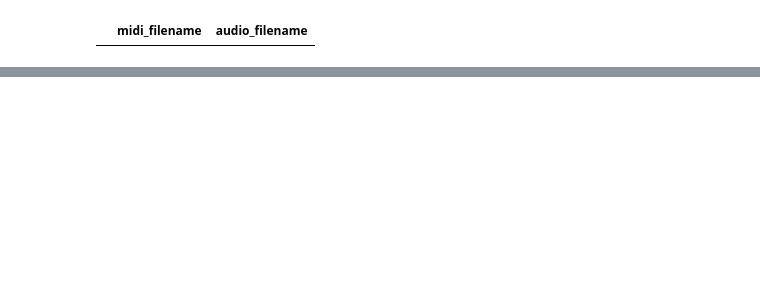
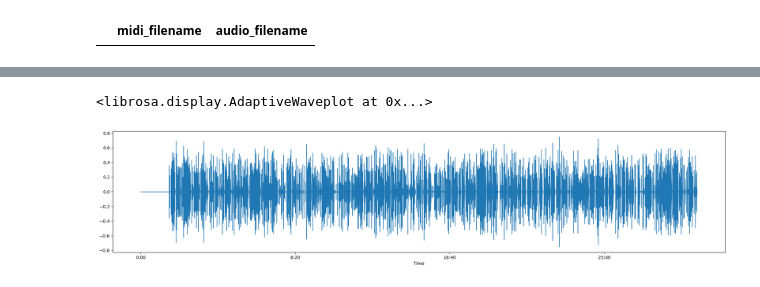
Before and after one commit to ilya0100/MusicTranscription, a Jupyter notebook: notebooks/generate_midi.ipynb, the cells around one changed output, grey strips where cells are left out. Saved outputs shown, nothing was run; the diff lists cells and outputs as text; code cells hidden in the pictures; blank space fills up the shorter version.

```diff
--- a/notebooks/generate_midi.ipynb
+++ b/notebooks/generate_midi.ipynb
@@ -96,0 +143,8 @@ FileNotFoundError: [Errno 2] No such file or directory: 'fluidsynth'
+# %%
+y, sr = librosa.load("../data/synthetic/2022/audio_0.wav", sr=44100)
+# %%
+plt.figure(figsize=(25, 5))
+librosa.display.waveshow(y, sr=sr)
+# %% [output]
+<librosa.display.AdaptiveWaveplot at 0x...>
+[figure, added]
```
Also changed, not shown: parts of 9 cells of this notebook, 5 other files.
